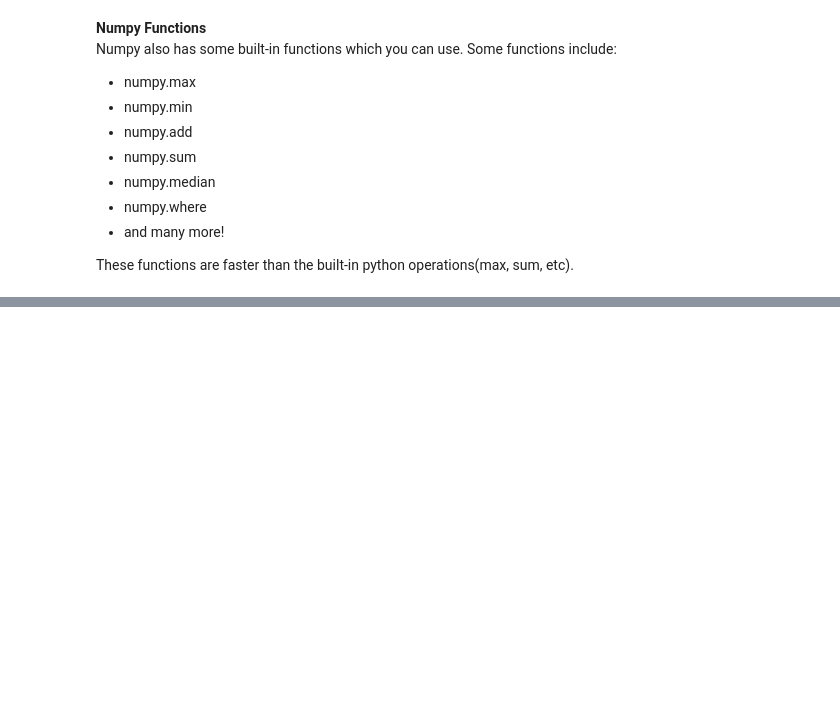
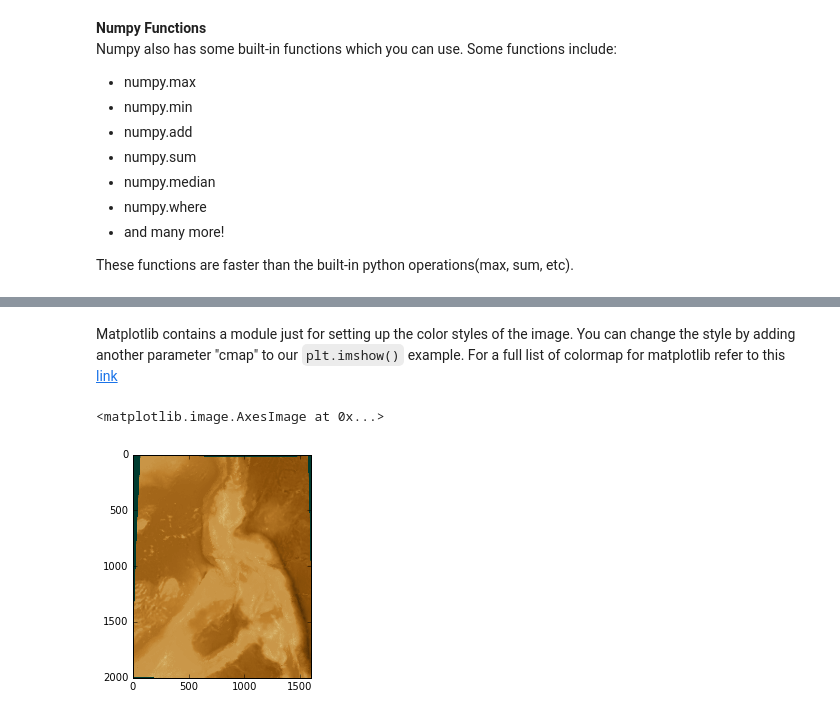
Before and after one commit to lkpanganiban/geopython-tutorial, a Jupyter notebook: GeoPython Workshop.ipynb, the cells around one changed output, grey strips where cells are left out. Drawn from its saved outputs; the diff is of its cells as text; code cells hidden in the pictures; blank space fills up the shorter version.

````diff
--- a/GeoPython Workshop.ipynb
+++ b/GeoPython Workshop.ipynb
@@ -421,0 +427,7 @@ plt.imshow(band2[0])
+# %% [markdown]
+Matplotlib contains a module just for setting up the color styles of the image. You can change the style by adding another parameter "cmap" to our ```plt.imshow()``` example. For a full list of colormap for matplotlib refer to this [link](http://matplotlib.org/examples/color/colormaps_reference.html)
+# %%
+plt.imshow(bathymetry[0], cmap="BrBG")
+# %% [output]
+<matplotlib.image.AxesImage at 0x...>
+[figure, added]
````
Also changed, not shown: parts of 18 cells of this notebook, 1 other file.
